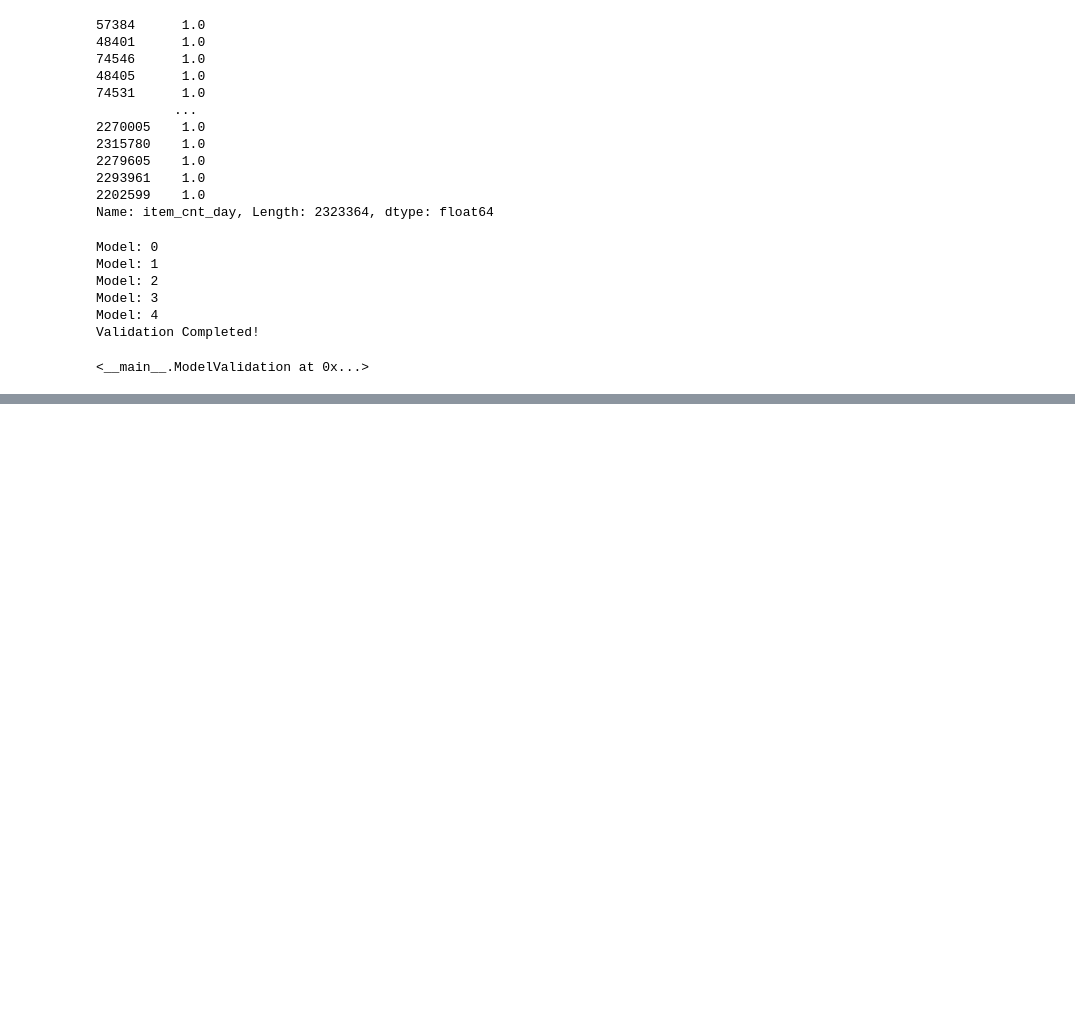
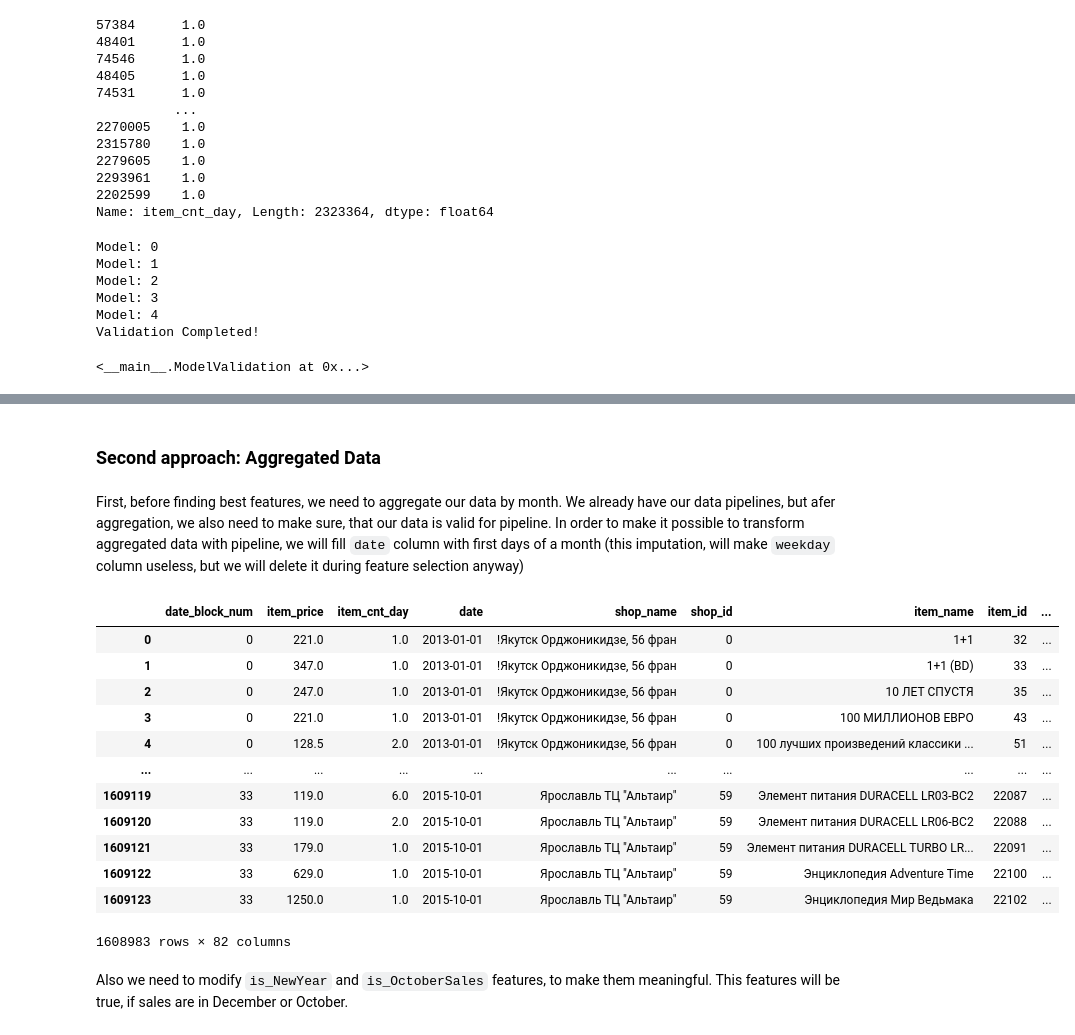
Before and after one commit to awkwarrd/ds-project-milad-almasri, a Jupyter notebook: notebooks/base_modeling.ipynb, the cells around one changed output, grey strips where cells are left out. Cells and saved outputs as stored; diff of their text form; code cells hidden in the pictures; blank space fills up the shorter version.

Commit message:
DS-2.1 Baseline modeling. Feature Selection

```diff
--- a/notebooks/base_modeling.ipynb
+++ b/notebooks/base_modeling.ipynb
@@ -73,5 +73,5 @@ Pipeline(steps=[('etl',
 # %%
-preprocessed_train = etl_eda_pipeline.transform(sales_train)
+preprocessed_train = etl_eda_pipeline.fit_transform(sales_train)
 preprocessed_train.head()
 # %% [output]
 |  | date | date_block_num | item_price | item_cnt_day | shop_name | shop_id | item_name | item_id | ... |
@@ -266,0 +471,32 @@ validation.scores
+# %% [markdown]
+### Second approach: Aggregated Data
+# %% [markdown]
+First, before finding best features, we need to aggregate our data by month. We already have our data pipelines, but afer aggregation, we also need to make sure, that our data is valid for pipeline. In order to make it possible to transform aggregated data with pipeline, we will fill `date` column with first days of a month (this imputation, will make `weekday` column useless, but we will delete it during feature selection anyway)
+# %%
+date_range = pd.date_range(start="01.01.2013", periods=34, freq="MS")
+date_blocks = [i for i in range(0, 34)]
+
+dates_map = dict(zip(date_blocks, date_range))
+
+aggregated_train = sales_train.drop(["date"], axis="columns")
+aggregated_train = aggregated_train.groupby(["date_block_num", "shop_id", "item_id"]).agg({"item_price" : "mean", "item_cnt_day": "sum"}).reset_index()
+aggregated_train["date"] = aggregated_train["date_block_num"].apply(lambda x : dates_map[x])
+
+aggregated_train = etl_eda_pipeline.transform(aggregated_train)
+aggregated_train
+# %% [output]
+|  | date_block_num | item_price | item_cnt_day | date | shop_name | shop_id | item_name | item_id | ... |
+| 0 | 0 | 221.0 | 1.0 | 2013-01-01 | !Якутск Орджоникидзе, 56 фран | 0 | 1+1 | 32 | ... |
+| 1 | 0 | 347.0 | 1.0 | 2013-01-01 | !Якутск Орджоникидзе, 56 фран | 0 | 1+1 (BD) | 33 | ... |
+| 2 | 0 | 247.0 | 1.0 | 2013-01-01 | !Якутск Орджоникидзе, 56 фран | 0 | 10 ЛЕТ СПУСТЯ | 35 | ... |
+| 3 | 0 | 221.0 | 1.0 | 2013-01-01 | !Якутск Орджоникидзе, 56 фран | 0 | 100 МИЛЛИОНОВ ЕВРО | 43 | ... |
+| 4 | 0 | 128.5 | 2.0 | 2013-01-01 | !Якутск Орджоникидзе, 56 фран | 0 | 100 лучших произведений классики ... | 51 | ... |
+| ... | ... | ... | ... | ... | ... | ... | ... | ... | ... |
+| 1609119 | 33 | 119.0 | 6.0 | 2015-10-01 | Ярославль ТЦ "Альтаир" | 59 | Элемент питания DURACELL LR03-BC2 | 22087 | ... |
+| 1609120 | 33 | 119.0 | 2.0 | 2015-10-01 | Ярославль ТЦ "Альтаир" | 59 | Элемент питания DURACELL LR06-BC2 | 22088 | ... |
+| 1609121 | 33 | 179.0 | 1.0 | 2015-10-01 | Ярославль ТЦ "Альтаир" | 59 | Элемент питания DURACELL TURBO LR... | 22091 | ... |
+| 1609122 | 33 | 629.0 | 1.0 | 2015-10-01 | Ярославль ТЦ "Альтаир" | 59 | Энциклопедия Adventure Time | 22100 | ... |
+| 1609123 | 33 | 1250.0 | 1.0 | 2015-10-01 | Ярославль ТЦ "Альтаир" | 59 | Энциклопедия Мир Ведьмака | 22102 | ... |
+1608983 rows × 82 columns
+# %% [markdown]
+Also we need to modify `is_NewYear` and `is_OctoberSales` features, to make them meaningful. This features will be true, if sales are in December or October.
```
Also changed, not shown: parts of 39 cells of this notebook, 4 other files.
